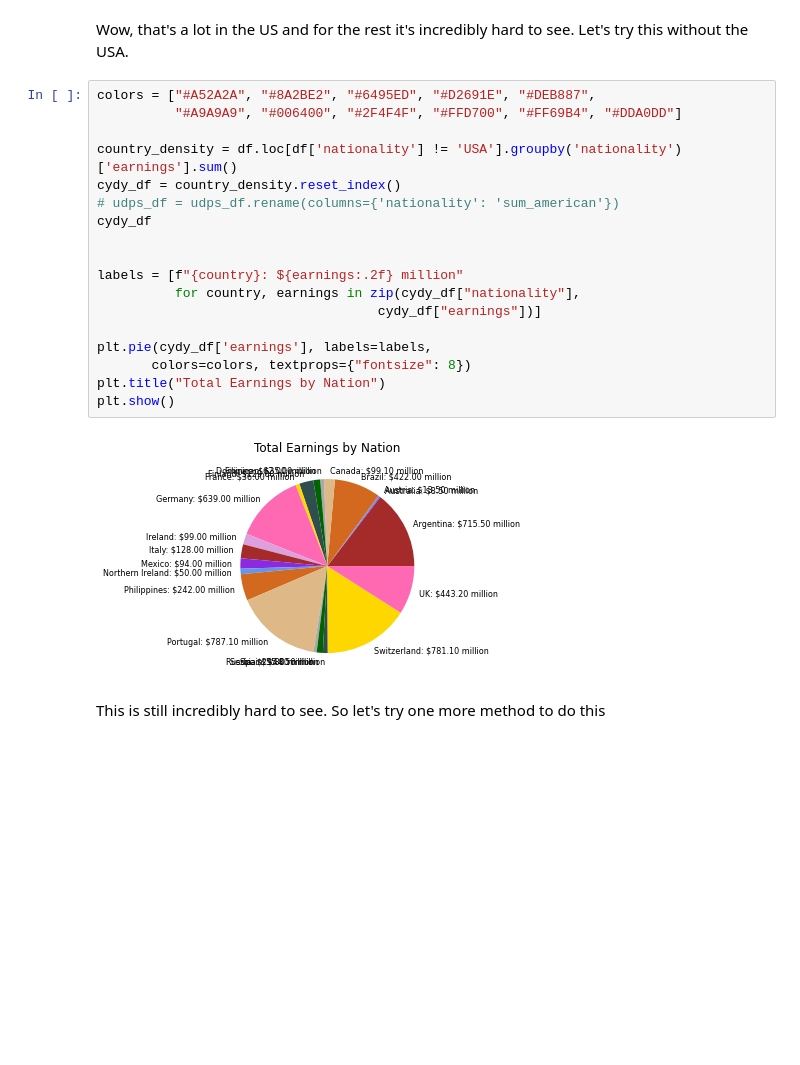
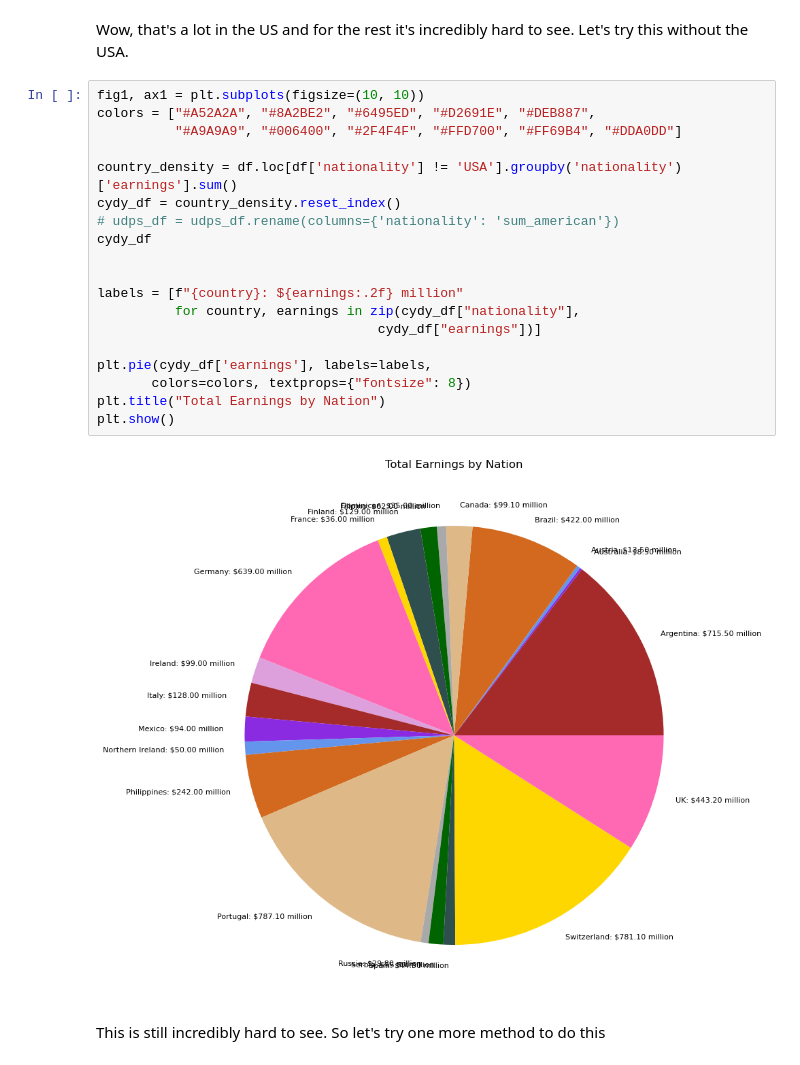
Before and after one commit to zoeshenrw/databootcamp-midterm, a Jupyter notebook: Master_File_v2.1 (3).ipynb, the cells around one changed output. Saved outputs shown, nothing was run; the diff lists cells and outputs as text; blank space fills up the shorter version.

```diff
--- a/Master_File_v2.1 (3).ipynb
+++ b/Master_File_v2.1 (3).ipynb
@@ -802,25 +782,26 @@ plt.show()
 # %% [markdown]
 Wow, that's a lot in the US and for the rest it's incredibly hard to see. Let's try this without the USA.
 # %%
+fig1, ax1 = plt.subplots(figsize=(10, 10))
 colors = ["#A52A2A", "#8A2BE2", "#6495ED", "#D2691E", "#DEB887",
           "#A9A9A9", "#006400", "#2F4F4F", "#FFD700", "#FF69B4", "#DDA0DD"]
 
 country_density = df.loc[df['nationality'] != 'USA'].groupby('nationality')['earnings'].sum()
 cydy_df = country_density.reset_index()
 # udps_df = udps_df.rename(columns={'nationality': 'sum_american'})
 cydy_df
 
 
 labels = [f"{country}: ${earnings:.2f} million"
           for country, earnings in zip(cydy_df["nationality"],
                                     cydy_df["earnings"])]
 
 plt.pie(cydy_df['earnings'], labels=labels,
        colors=colors, textprops={"fontsize": 8})
 plt.title("Total Earnings by Nation")
 plt.show()
 # %% [output]
-[figure, old version]
+[figure, new version]
 # %% [markdown]
 This is still incredibly hard to see. So let's try one more method to do this
 # %% [markdown]
```
Also changed, not shown: parts of 60 cells of this notebook.
